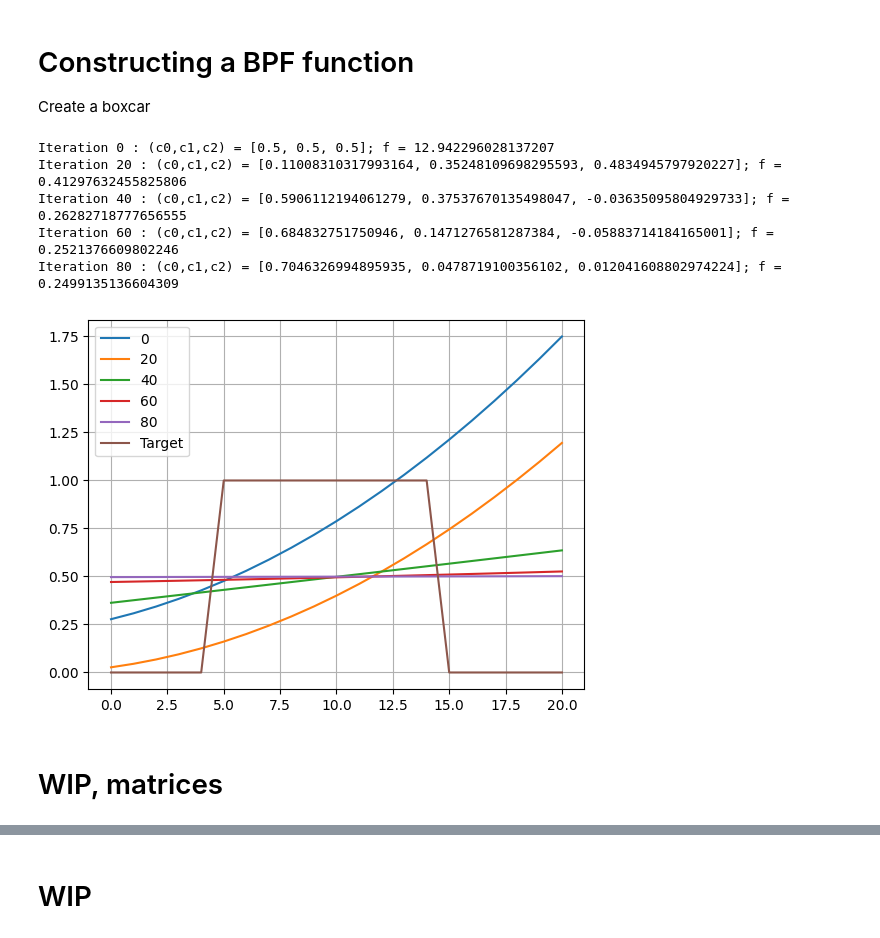
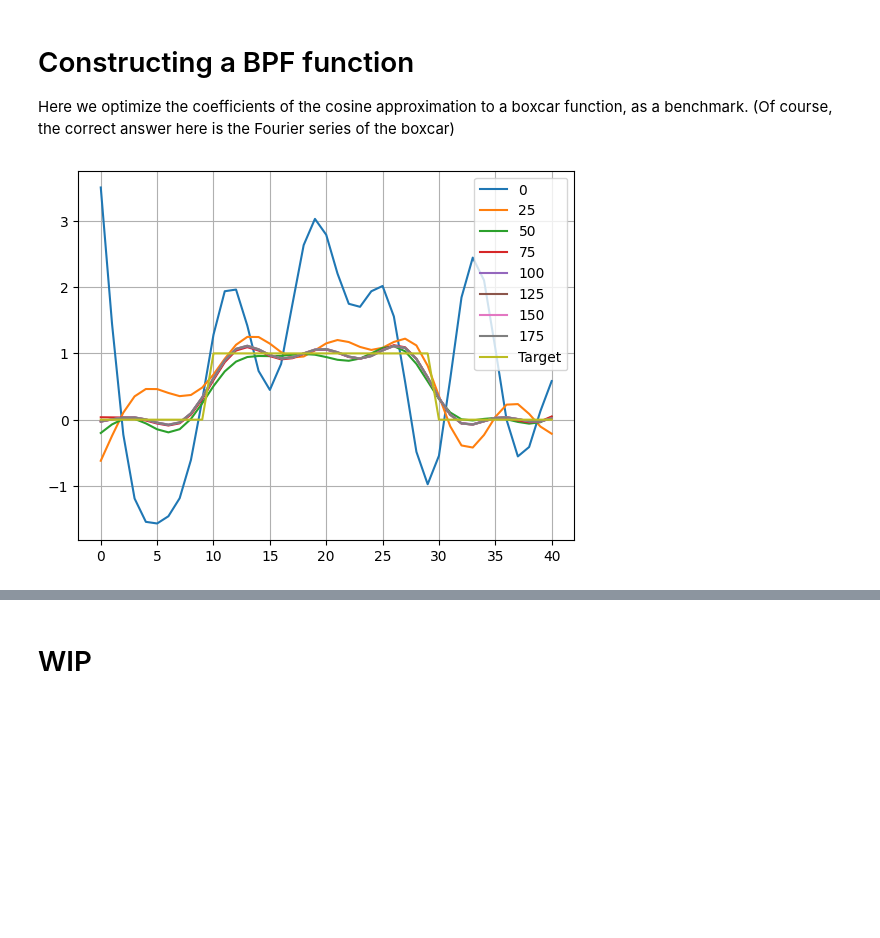
Before and after one commit to a-dag-a/sandbox__ML, a Jupyter notebook: autodiff/WIP.ipynb, the cells around one changed output, grey strips where cells are left out. Saved outputs shown, nothing was run; the diff lists cells and outputs as text; code cells hidden in the pictures; blank space fills up the shorter version.

Commit message:
Cosine approximation demo

```diff
--- a/autodiff/WIP.ipynb
+++ b/autodiff/WIP.ipynb
@@ -1,6 +1,6 @@
-# %% [markdown]
-# Constructing a BPF function
-Create a boxcar
+# %% [markdown]
+# Constructing a BPF function
+Here we optimize the coefficients of the cosine approximation to a boxcar function, as a benchmark. (Of course, the correct answer here is the Fourier series of the boxcar)
 # %%
 import torch
 import torch.nn as nn
@@ -9,47 +9,32 @@ import matplotlib.pyplot as plt
 # %%
 w = torch.linspace(0.1,2,41) # for plotting
 polynomial_target = torch.zeros(len(w))
+polynomial_target = torch.zeros(len(w))
 polynomial_target[int(0.25*len(w)):int(0.75*len(w))] = 1
-def computeCurve(x,y,z):
-    polynomial_w = x**2 + (y**2)*(w) + (z**2)*(w**2)
+def computeCurve(parameters):
+    # polynomial_w = sum(c * w**i for i, c in enumerate(parameters))
+    polynomial_w = sum(c * np.cos(i*w) for i, c in enumerate(parameters))
     return polynomial_w
-
-def computeError(x,y,z):
-    # return torch.sum(x**2 + (y**2)*(w) + (z**2)*(w**2))
-
-    # polynomial_w = x**2 + (y**2)*(w) + (z**2)*(w**2)
-    # return torch.sum(polynomial_w)
-
-    polynomial_w = computeCurve(x,y,z)
+def computeError(parameters):
+    polynomial_w = computeCurve(parameters)
     loss = nn.MSELoss()(polynomial_w, polynomial_target)
     return loss
 # %%
-c0 = torch.tensor(1.0, requires_grad=True)
-c1 = torch.tensor(1.0, requires_grad=True)
-c2 = torch.tensor(1.0, requires_grad=True)
-
+parameters = torch.tensor(np.random.rand(20), requires_grad=True)
 fig, axes = plt.subplots(); legend = []
-optimizer = torch.optim.Adam([c0,c1,c2], lr=0.5) # Adaptive algorithm, better
-for i in range(100):
+optimizer = torch.optim.Adam([parameters], lr=0.5) # Adaptive algorithm, better
+for i in range(200):
     optimizer.zero_grad()
-    # f = computeError(c0,c1,c2)
-    f = computeError(c0,c1,c2)
+    f = computeError(parameters)
     f.backward()
     optimizer.step()
-    if(i%20==0):
-        print(f'Iteration {i} : (c0,c1,c2) = {[_c.item() for _c in [c0,c1,c2]]}; f = {f.item()}')
-        axes.plot(computeCurve(c0,c1,c2).detach().numpy())
+    if(i%25==0):
+        # print(f'Iteration {i} : (c0,c1,c2) = {[_c.item() for _c in [c0,c1,c2]]}; f = {f.item()}')
+        axes.plot(computeCurve(parameters).detach().numpy())
         legend.append(i)
 legend.append('Target')
 axes.plot(polynomial_target)
 axes.legend(legend)
 axes.grid('on')
 # %% [output]
-Iteration 0 : (c0,c1,c2) = [0.5, 0.5, 0.5]; f = 12.942296028137207
-Iteration 20 : (c0,c1,c2) = [0.11008310317993164, 0.35248109698295593, 0.4834945797920227]; f = 0.41297632455825806
-Iteration 40 : (c0,c1,c2) = [0.5906112194061279, 0.37537670135498047, -0.03635095804929733]; f = 0.26282718777656555
-Iteration 60 : (c0,c1,c2) = [0.684832751750946, 0.1471276581287384, -0.05883714184165001]; f = 0.2521376609802246
-Iteration 80 : (c0,c1,c2) = [0.7046326994895935, 0.0478719100356102, 0.012041608802974224]; f = 0.2499135136604309
-[figure, old version]
+[figure, new version]
-# %% [markdown]
-# WIP, matrices
```
Also changed, not shown: parts of 8 cells of this notebook.
